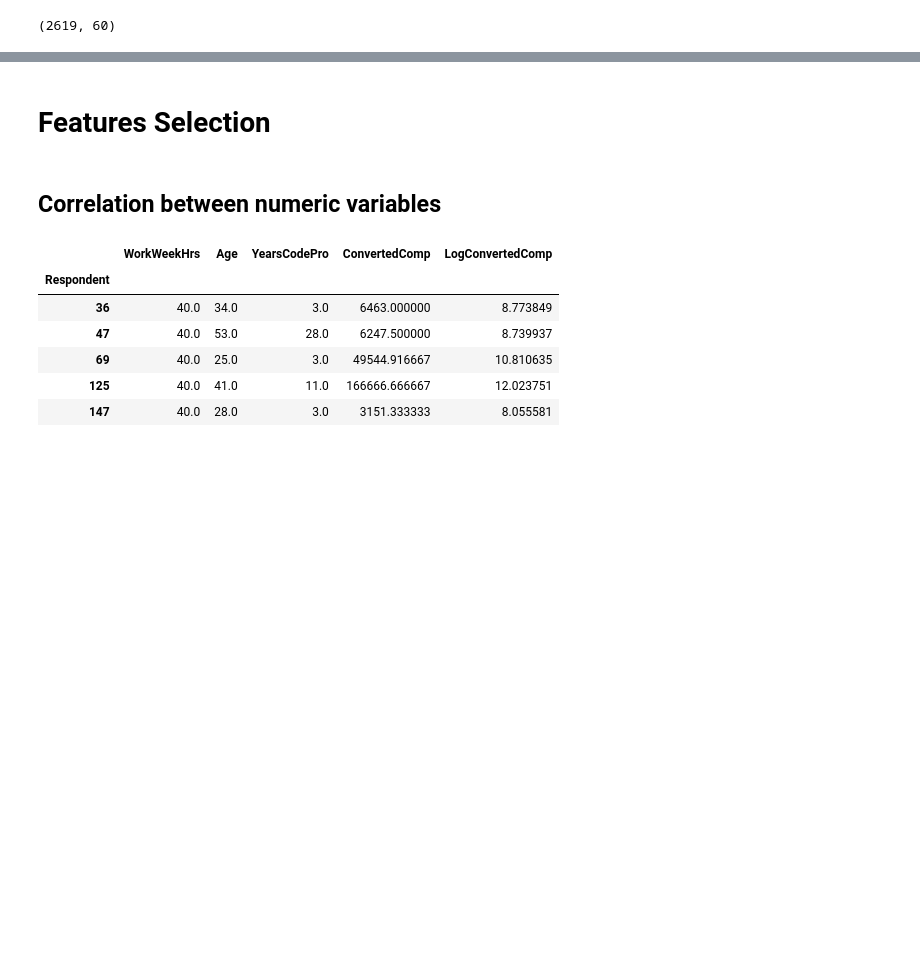
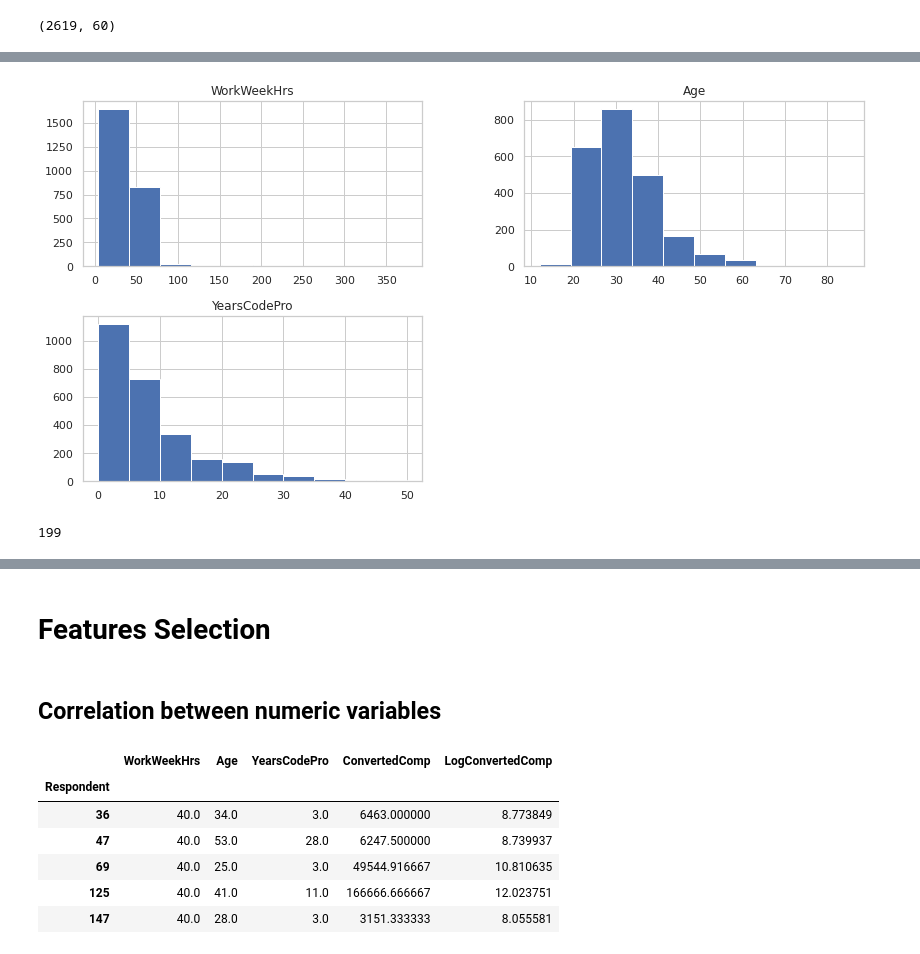
Before and after one commit to leofmr/stack_ds, a Jupyter notebook: SalaryPrediction.ipynb, the cells around one changed output, grey strips where cells are left out. Cells and saved outputs as stored; diff of their text form; code cells hidden in the pictures; blank space fills up the shorter version.

```diff
--- a/SalaryPrediction.ipynb
+++ b/SalaryPrediction.ipynb
@@ -151,0 +230,4 @@ X['intercept'] = 1
+# %%
+numeric_cols = ['WorkWeekHrs', 'Age', 'YearsCodePro']
+numeric_df = ds_df[numeric_cols].copy()
+numeric_df.shape
@@ -151,0 +279,3 @@ X['intercept'] = 1
+# %%
+numeric_df['YearsCodePro'] = numeric_df['YearsCodePro'].apply(convert_string)
+numeric_df['YearsCodePro'].dtype
@@ -151,0 +296,9 @@ X['intercept'] = 1
+# %%
+numeric_df.hist(figsize=(14,7));
+# %% [output]
+[figure, added]
+# %%
+outliers = (numeric_df['WorkWeekHrs'] > 50)
+outliers.sum()
+# %% [output]
+199
```
Also changed, not shown: parts of 43 cells of this notebook.
